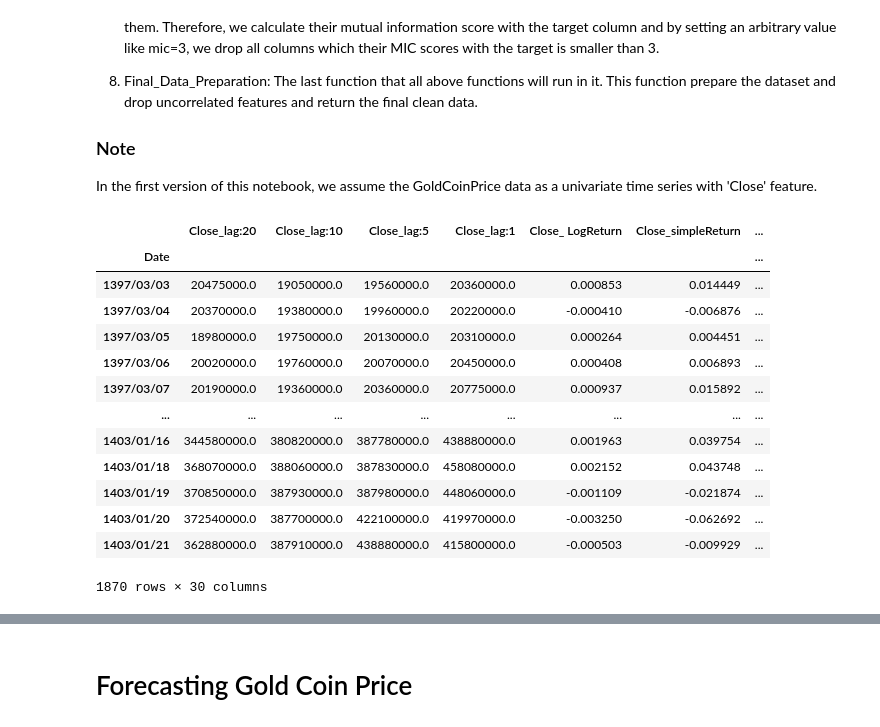
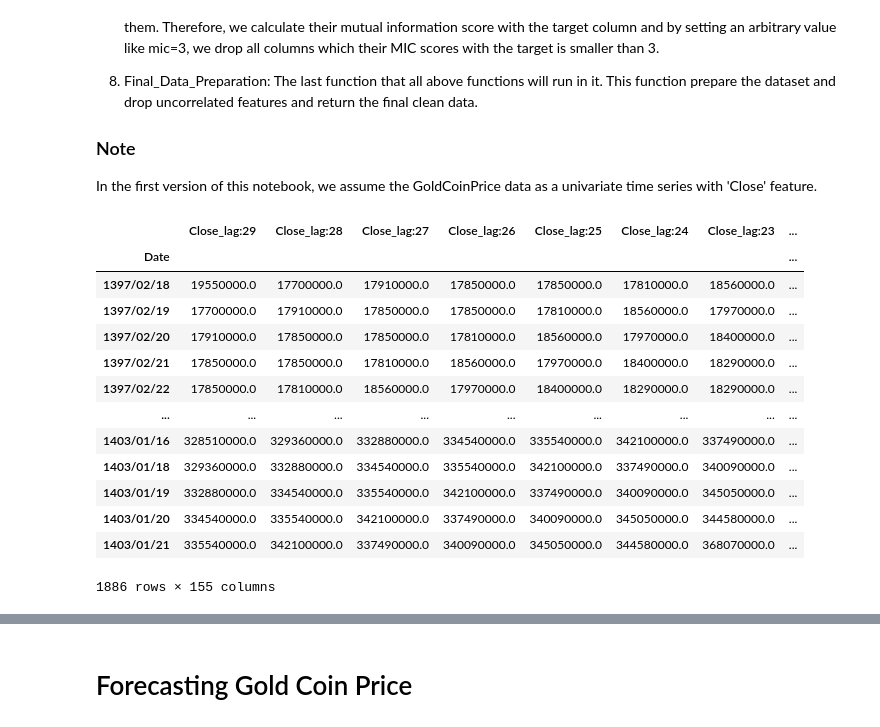
Before and after one commit to KhashayarRahimi/Option-Pricing, a Jupyter notebook: Persian_Option_Pricing.ipynb, the cells around one changed output, grey strips where cells are left out. Cells and saved outputs as stored; diff of their text form; code cells hidden in the pictures.

```diff
--- a/Persian_Option_Pricing.ipynb
+++ b/Persian_Option_Pricing.ipynb
@@ -200,20 +256,20 @@ def FeatureExtractor(data,lag_list,window_list):
     return data
 # %%
 data = pd.DataFrame(GoldCoinPrice['Close'])
-Added_data = FeatureExtractor(data,[1,5,10,20],[50,10,20])
+Added_data = FeatureExtractor(data,[i for i in range(1,30)],[i for i in range(2,30)])
 Added_data
 # %% [output]
-|  | Close_lag:20 | Close_lag:10 | Close_lag:5 | Close_lag:1 | Close_ LogReturn | Close_simpleReturn | ... |
-| Date |  |  |  |  |  |  | ... |
-| 1397/03/03 | 20475000.0 | 19050000.0 | 19560000.0 | 20360000.0 | 0.000853 | 0.014449 | ... |
-| 1397/03/04 | 20370000.0 | 19380000.0 | 19960000.0 | 20220000.0 | -0.000410 | -0.006876 | ... |
-| 1397/03/05 | 18980000.0 | 19750000.0 | 20130000.0 | 20310000.0 | 0.000264 | 0.004451 | ... |
-| 1397/03/06 | 20020000.0 | 19760000.0 | 20070000.0 | 20450000.0 | 0.000408 | 0.006893 | ... |
-| 1397/03/07 | 20190000.0 | 19360000.0 | 20360000.0 | 20775000.0 | 0.000937 | 0.015892 | ... |
-| ... | ... | ... | ... | ... | ... | ... | ... |
-| 1403/01/16 | 344580000.0 | 380820000.0 | 387780000.0 | 438880000.0 | 0.001963 | 0.039754 | ... |
-| 1403/01/18 | 368070000.0 | 388060000.0 | 387830000.0 | 458080000.0 | 0.002152 | 0.043748 | ... |
-| 1403/01/19 | 370850000.0 | 387930000.0 | 387980000.0 | 448060000.0 | -0.001109 | -0.021874 | ... |
-| 1403/01/20 | 372540000.0 | 387700000.0 | 422100000.0 | 419970000.0 | -0.003250 | -0.062692 | ... |
-| 1403/01/21 | 362880000.0 | 387910000.0 | 438880000.0 | 415800000.0 | -0.000503 | -0.009929 | ... |
+|  | Close_lag:29 | Close_lag:28 | Close_lag:27 | Close_lag:26 | Close_lag:25 | Close_lag:24 | Close_lag:23 | ... |
+| Date |  |  |  |  |  |  |  | ... |
+| 1397/02/18 | 19550000.0 | 17700000.0 | 17910000.0 | 17850000.0 | 17850000.0 | 17810000.0 | 18560000.0 | ... |
+| 1397/02/19 | 17700000.0 | 17910000.0 | 17850000.0 | 17850000.0 | 17810000.0 | 18560000.0 | 17970000.0 | ... |
+| 1397/02/20 | 17910000.0 | 17850000.0 | 17850000.0 | 17810000.0 | 18560000.0 | 17970000.0 | 18400000.0 | ... |
+| 1397/02/21 | 17850000.0 | 17850000.0 | 17810000.0 | 18560000.0 | 17970000.0 | 18400000.0 | 18290000.0 | ... |
+| 1397/02/22 | 17850000.0 | 17810000.0 | 18560000.0 | 17970000.0 | 18400000.0 | 18290000.0 | 18290000.0 | ... |
+| ... | ... | ... | ... | ... | ... | ... | ... | ... |
+| 1403/01/16 | 328510000.0 | 329360000.0 | 332880000.0 | 334540000.0 | 335540000.0 | 342100000.0 | 337490000.0 | ... |
+| 1403/01/18 | 329360000.0 | 332880000.0 | 334540000.0 | 335540000.0 | 342100000.0 | 337490000.0 | 340090000.0 | ... |
+| 1403/01/19 | 332880000.0 | 334540000.0 | 335540000.0 | 342100000.0 | 337490000.0 | 340090000.0 | 345050000.0 | ... |
+| 1403/01/20 | 334540000.0 | 335540000.0 | 342100000.0 | 337490000.0 | 340090000.0 | 345050000.0 | 344580000.0 | ... |
+| 1403/01/21 | 335540000.0 | 342100000.0 | 337490000.0 | 340090000.0 | 345050000.0 | 344580000.0 | 368070000.0 | ... |
-1870 rows × 30 columns
+1886 rows × 155 columns
```
Also changed, not shown: parts of 41 cells of this notebook, 22 other files.
